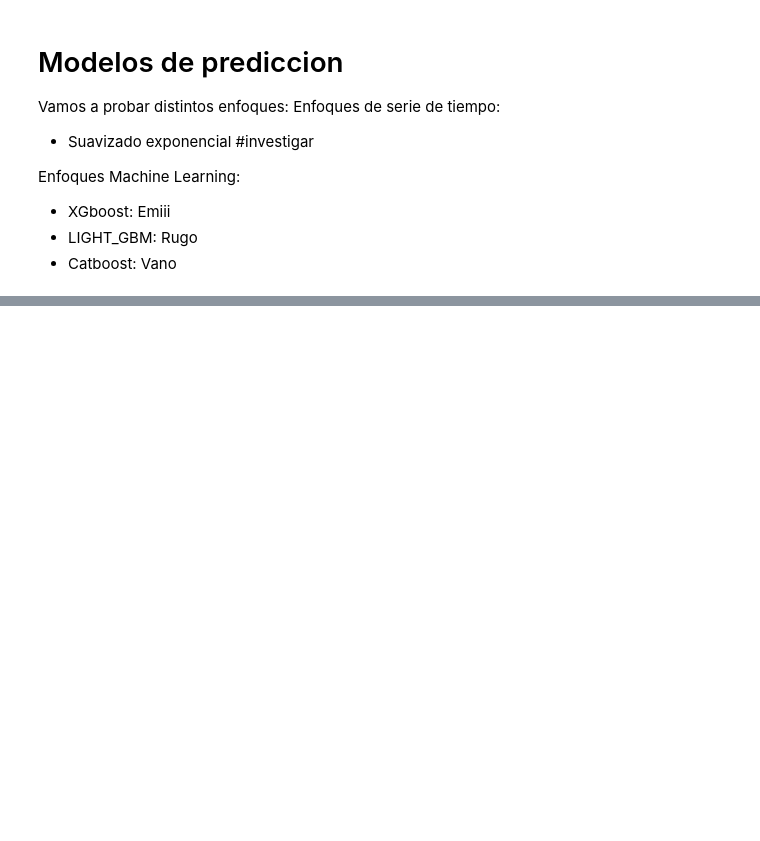
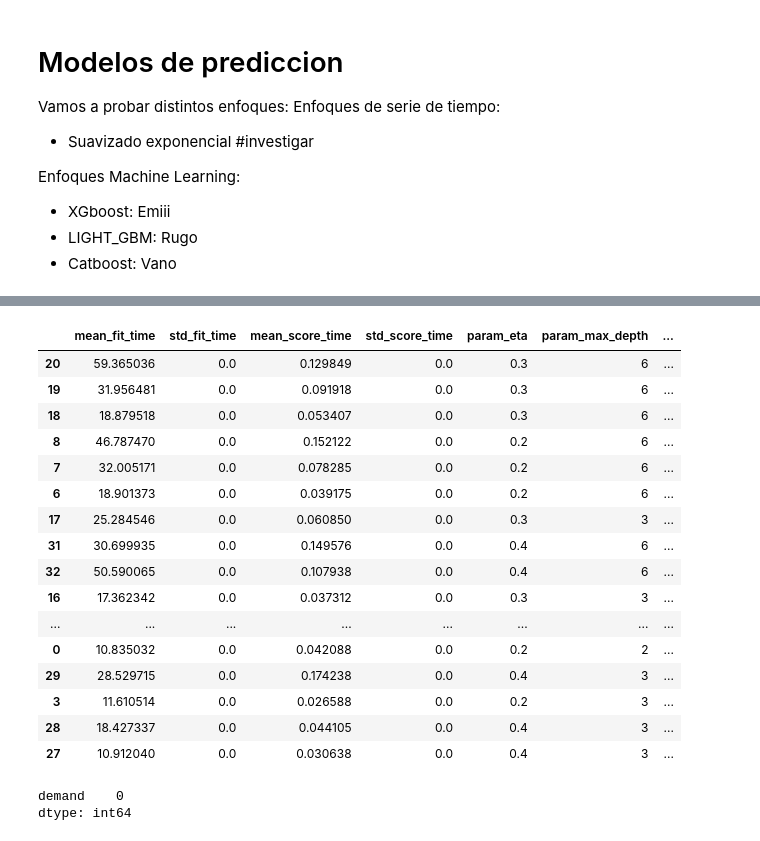
Before and after one commit to Emiliano-Torres/proyecto_eci, a Jupyter notebook: Modelo_prediccion.ipynb, the cells around one changed output, grey strips where cells are left out. Saved outputs shown, nothing was run; the diff lists cells and outputs as text; code cells hidden in the pictures; blank space fills up the shorter version.

```diff
--- a/Modelo_prediccion.ipynb
+++ b/Modelo_prediccion.ipynb
@@ -15,7 +16,8 @@ import xgboost as xgb
 ventas=importar_ventas()
 # %%
 
-FEATURES=['day','month','year', 'mean_price', 'cluster', 'cod_store_subgroup',
+FEATURES=['day','month','year', 'mean_price',
+          'cluster', 'cod_store_subgroup',
        'demand_lag_1', 'demand_lag_2', 'demand_lag_3', 'demand_lag_4','demand_lag_5', 'demand_lag_6', 'demand_lag_7']
 TARGET=['demand']
 
@@ -80,0 +80,25 @@ XGBRegressor(base_score=None, booster=None, callbacks=None,
+# %%
+from sklearn.model_selection import GridSearchCV
+from sklearn.model_selection import PredefinedSplit
+
+
+
+X_full=pd.concat([X_train,X_test])
+y_full=pd.concat([y_train,y_test])
+
+diferenciacion=[-1]*len(X_train)+[0]*len(X_test)
+ps = PredefinedSplit(diferenciacion)
+
+
+reg_grid=xgb.XGBRegressor()
+param_grid = {'eta': [0.2,0.3,0.4],
+    'max_depth': [2,3,6,8],
+     'n_estimators': [50,100,150]}
+
+
+
+grid_search = GridSearchCV(reg_grid,
+                           param_grid,
+                           cv=ps,
+                           scoring='r2')
+grid_search.fit(X_full,y_full)
@@ -80,0 +123,20 @@ XGBRegressor(base_score=None, booster=None, callbacks=None,
+# %%
+pd.DataFrame(grid_search.cv_results_).sort_values(by="split0_test_score",ascending=False)
+# %% [output]
+|  | mean_fit_time | std_fit_time | mean_score_time | std_score_time | param_eta | param_max_depth | ... |
+| 20 | 59.365036 | 0.0 | 0.129849 | 0.0 | 0.3 | 6 | ... |
+| 19 | 31.956481 | 0.0 | 0.091918 | 0.0 | 0.3 | 6 | ... |
+| 18 | 18.879518 | 0.0 | 0.053407 | 0.0 | 0.3 | 6 | ... |
+| 8 | 46.787470 | 0.0 | 0.152122 | 0.0 | 0.2 | 6 | ... |
+| 7 | 32.005171 | 0.0 | 0.078285 | 0.0 | 0.2 | 6 | ... |
+| 6 | 18.901373 | 0.0 | 0.039175 | 0.0 | 0.2 | 6 | ... |
+| 17 | 25.284546 | 0.0 | 0.060850 | 0.0 | 0.3 | 3 | ... |
+| 31 | 30.699935 | 0.0 | 0.149576 | 0.0 | 0.4 | 6 | ... |
+| 32 | 50.590065 | 0.0 | 0.107938 | 0.0 | 0.4 | 6 | ... |
+| 16 | 17.362342 | 0.0 | 0.037312 | 0.0 | 0.3 | 3 | ... |
+| ... | ... | ... | ... | ... | ... | ... | ... |
+| 0 | 10.835032 | 0.0 | 0.042088 | 0.0 | 0.2 | 2 | ... |
+| 29 | 28.529715 | 0.0 | 0.174238 | 0.0 | 0.4 | 3 | ... |
+| 3 | 11.610514 | 0.0 | 0.026588 | 0.0 | 0.2 | 3 | ... |
+| 28 | 18.427337 | 0.0 | 0.044105 | 0.0 | 0.4 | 3 | ... |
+| 27 | 10.912040 | 0.0 | 0.030638 | 0.0 | 0.4 | 3 | ... |
@@ -80,0 +168,5 @@ XGBRegressor(base_score=None, booster=None, callbacks=None,
+# %%
+_full.isnull().sum()
+# %% [output]
+demand    0
+dtype: int64
```
Also changed, not shown: parts of 8 cells of this notebook.
